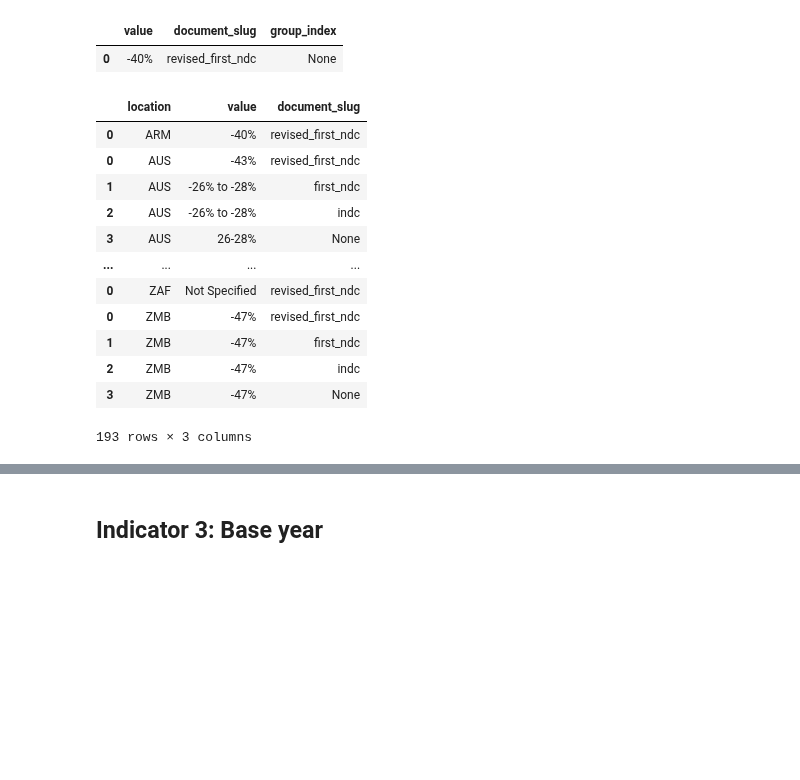
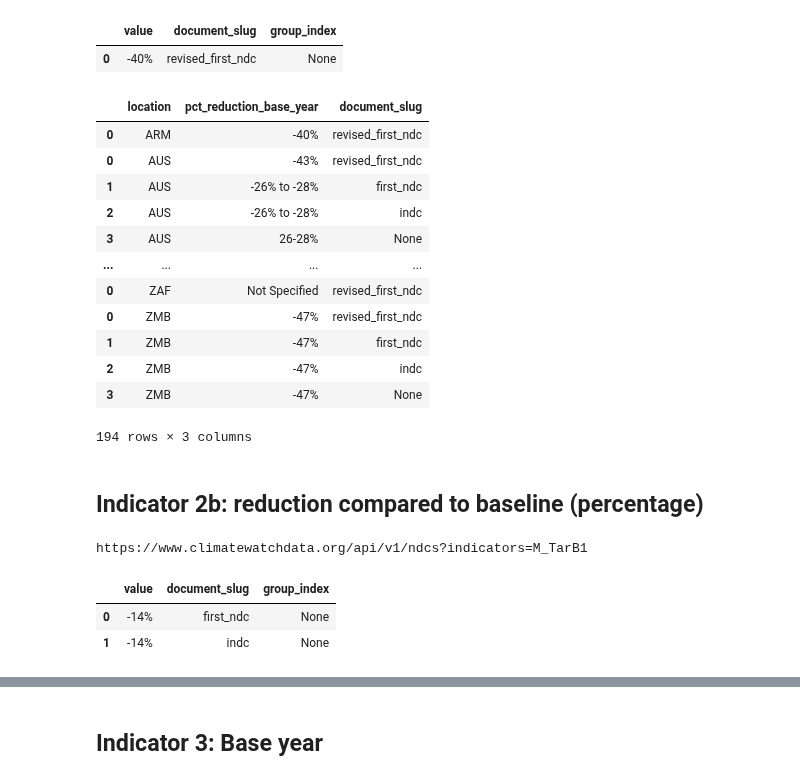
Before and after one commit to Vizzuality/mangrove-atlas, a Jupyter notebook: data/notebooks/Lab/data_exploration/climate_watch_endpoints.ipynb, the cells around one changed output, grey strips where cells are left out. Cells and saved outputs as stored; diff of their text form; code cells hidden in the pictures; blank space fills up the shorter version.

```diff
--- a/data/notebooks/Lab/data_exploration/climate_watch_endpoints.ipynb
+++ b/data/notebooks/Lab/data_exploration/climate_watch_endpoints.ipynb
@@ -105,16 +110,17 @@ test
 |  | value | document_slug | group_index |
 | 0 | -40% | revised_first_ndc | None |
 # %%
-ind_2 = pd.DataFrame()
+ind_2a = pd.DataFrame()
 for k in locations_keys:
     t = pd.DataFrame(json_data['indicators'][0]['locations'][k])
     t['location'] = k
-    ind_2 = ind_2.append(t)
+    ind_2a = ind_2a.append(t)
 
-ind_2 = ind_2[['location', 'value', 'document_slug']]
-ind_2
+ind_2a = ind_2a[['location', 'value', 'document_slug']]
+ind_2a = ind_2a.rename(columns={'value': 'pct_reduction_base_year'})
+ind_2a
 # %% [output]
-|  | location | value | document_slug |
+|  | location | pct_reduction_base_year | document_slug |
 | 0 | ARM | -40% | revised_first_ndc |
 | 0 | AUS | -43% | revised_first_ndc |
 | 1 | AUS | -26% to -28% | first_ndc |
@@ -126,4 +132,18 @@ ind_2
 | 1 | ZMB | -47% | first_ndc |
 | 2 | ZMB | -47% | indc |
 | 3 | ZMB | -47% | None |
-193 rows × 3 columns
+194 rows × 3 columns
+# %% [markdown]
+## Indicator 2b: reduction compared to baseline (percentage)
+# %%
+data_endpoint = "ndcs"
+indicator_var = "M_TarB1"
+
+if (indicator_var == ""):
+    api_call = api_url+data_endpoint
+else:
+    api_call = f'{api_url}{data_endpoint}?indicators={indicator_var}'
+
+print(api_call)
+# %% [output]
+https://www.climatewatchdata.org/api/v1/ndcs?indicators=M_TarB1
@@ -129,0 +154,7 @@ ind_2
+# %%
+test = pd.DataFrame(json_data['indicators'][0]['locations'][locations_keys[0]])
+test
+# %% [output]
+|  | value | document_slug | group_index |
+| 0 | -14% | first_ndc | None |
+| 1 | -14% | indc | None |
```
Also changed, not shown: parts of 53 cells of this notebook.
